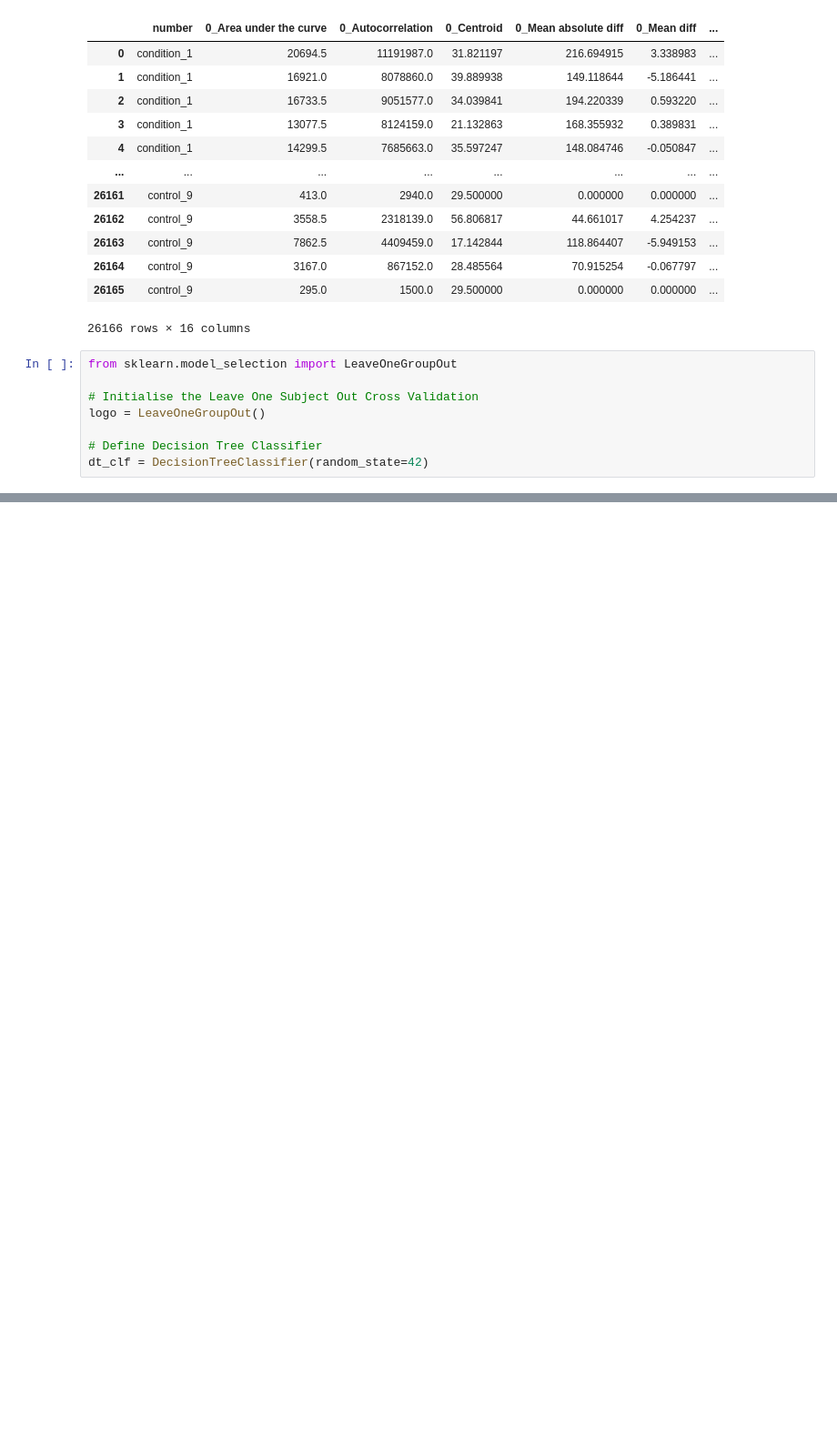
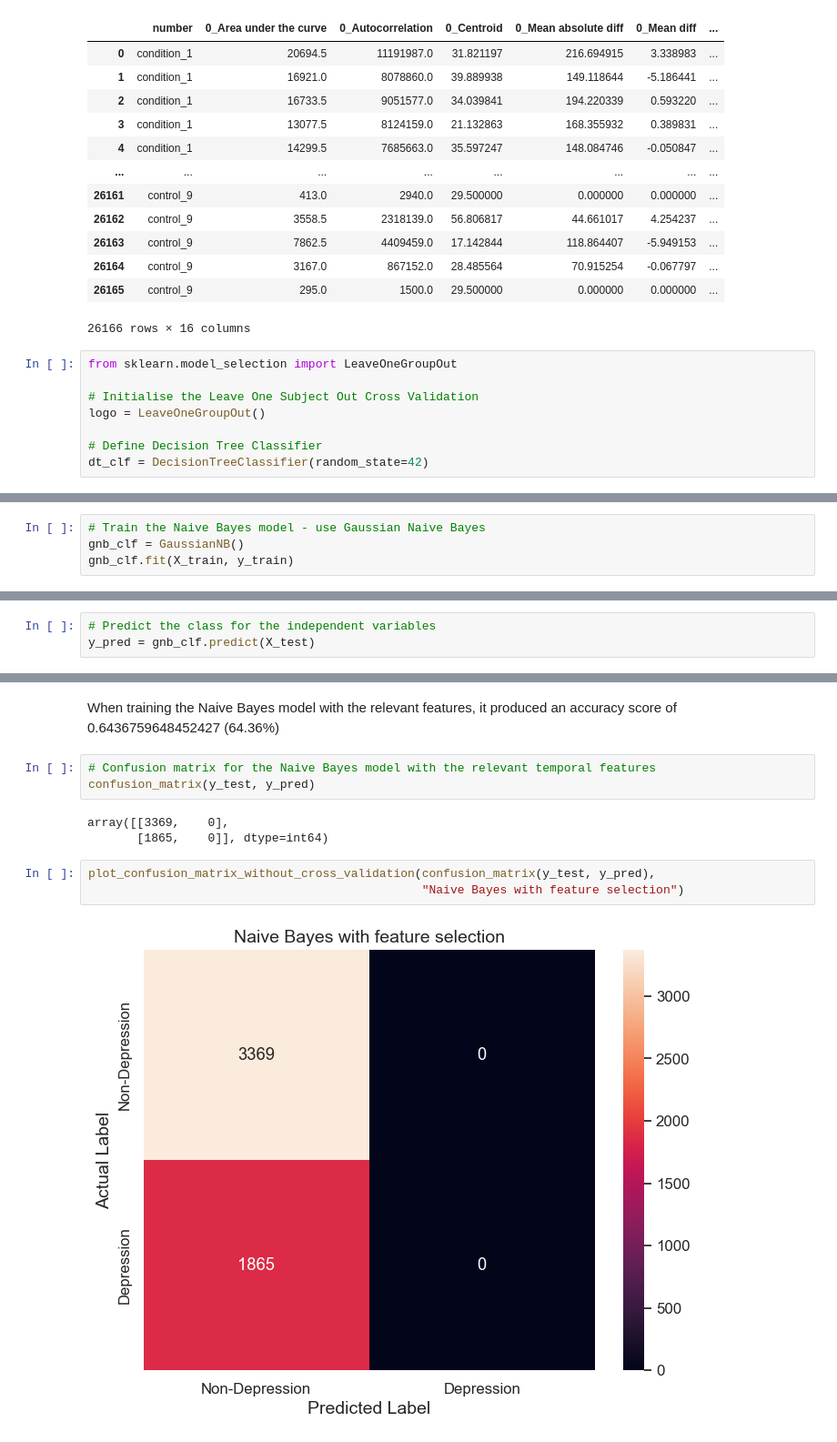
Before and after one commit to KADev2022/CS3IP, a Jupyter notebook: Machine Learning Experiment - Depression or Non-Depression Classification (Final).ipynb, the cells around one changed output, grey strips where cells are left out. Shown at 91% size. Cells and saved outputs as stored; diff of their text form; blank space fills up the shorter version.

```diff
--- a/Machine Learning Experiment - Depression or Non-Depression Classification (Final).ipynb
+++ b/Machine Learning Experiment - Depression or Non-Depression Classification (Final).ipynb
@@ -2408,0 +2807,4 @@ On an average of 475.75 predictions, Decision Tree has made an average of 285.78
+# %%
+# Train the Naive Bayes model - use Gaussian Naive Bayes
+gnb_clf = GaussianNB()
+gnb_clf.fit(X_train, y_train)
@@ -2408,0 +2813,3 @@ On an average of 475.75 predictions, Decision Tree has made an average of 285.78
+# %%
+# Predict the class for the independent variables
+y_pred = gnb_clf.predict(X_test)
@@ -2408,0 +2844,13 @@ On an average of 475.75 predictions, Decision Tree has made an average of 285.78
+# %% [markdown]
+When training the Naive Bayes model with the relevant features, it produced an accuracy score of 0.6436759648452427 (64.36%)
+# %%
+# Confusion matrix for the Naive Bayes model with the relevant temporal features
+confusion_matrix(y_test, y_pred)
+# %% [output]
+array([[3369,    0],
+       [1865,    0]], dtype=int64)
+# %%
+plot_confusion_matrix_without_cross_validation(confusion_matrix(y_test, y_pred),
+                                               "Naive Bayes with feature selection")
+# %% [output]
+[figure, added]
```
Also changed, not shown: parts of 98 cells of this notebook.
